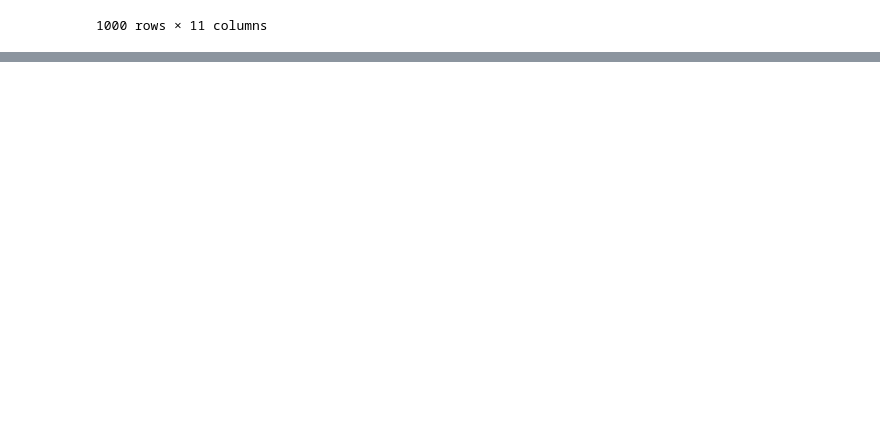
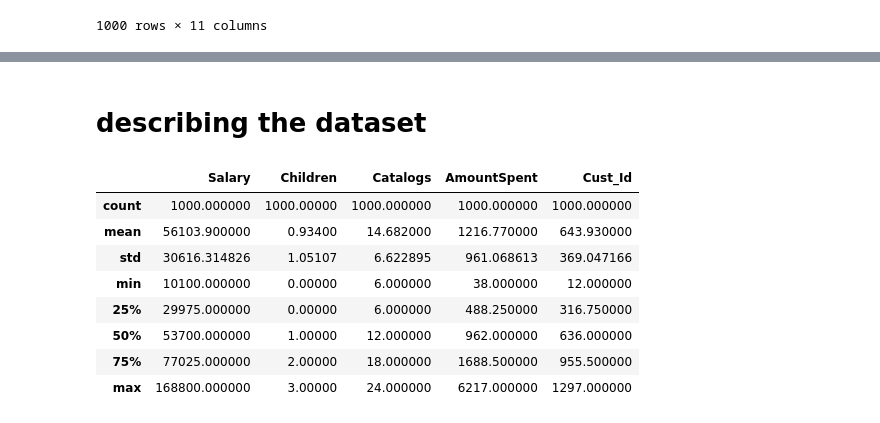
Before and after one commit to kshirsagarsiddharth/manipal_data_science, a Jupyter notebook: pandas_manipal.ipynb, the cells around one changed output, grey strips where cells are left out. Saved outputs shown, nothing was run; the diff lists cells and outputs as text; code cells hidden in the pictures; blank space fills up the shorter version.

Commit message:
describing the columns

```diff
--- a/pandas_manipal.ipynb
+++ b/pandas_manipal.ipynb
@@ -371,0 +456,14 @@ df
+# %% [markdown]
+# describing the dataset
+# %%
+df.describe() # only get the output for categorical columns
+# %% [output]
+|  | Salary | Children | Catalogs | AmountSpent | Cust_Id |
+| count | 1000.000000 | 1000.00000 | 1000.000000 | 1000.000000 | 1000.000000 |
+| mean | 56103.900000 | 0.93400 | 14.682000 | 1216.770000 | 643.930000 |
+| std | 30616.314826 | 1.05107 | 6.622895 | 961.068613 | 369.047166 |
+| min | 10100.000000 | 0.00000 | 6.000000 | 38.000000 | 12.000000 |
+| 25% | 29975.000000 | 0.00000 | 6.000000 | 488.250000 | 316.750000 |
+| 50% | 53700.000000 | 1.00000 | 12.000000 | 962.000000 | 636.000000 |
+| 75% | 77025.000000 | 2.00000 | 18.000000 | 1688.500000 | 955.500000 |
+| max | 168800.000000 | 3.00000 | 24.000000 | 6217.000000 | 1297.000000 |
```
Also changed, not shown: parts of 17 cells of this notebook, 1 other file.
